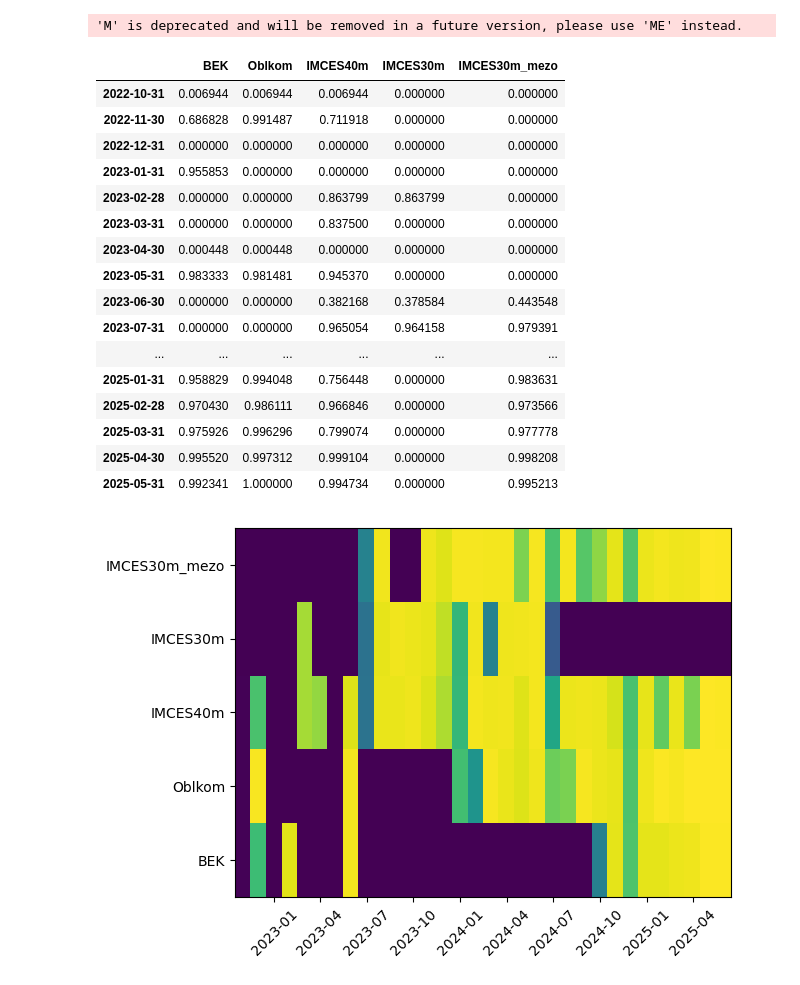
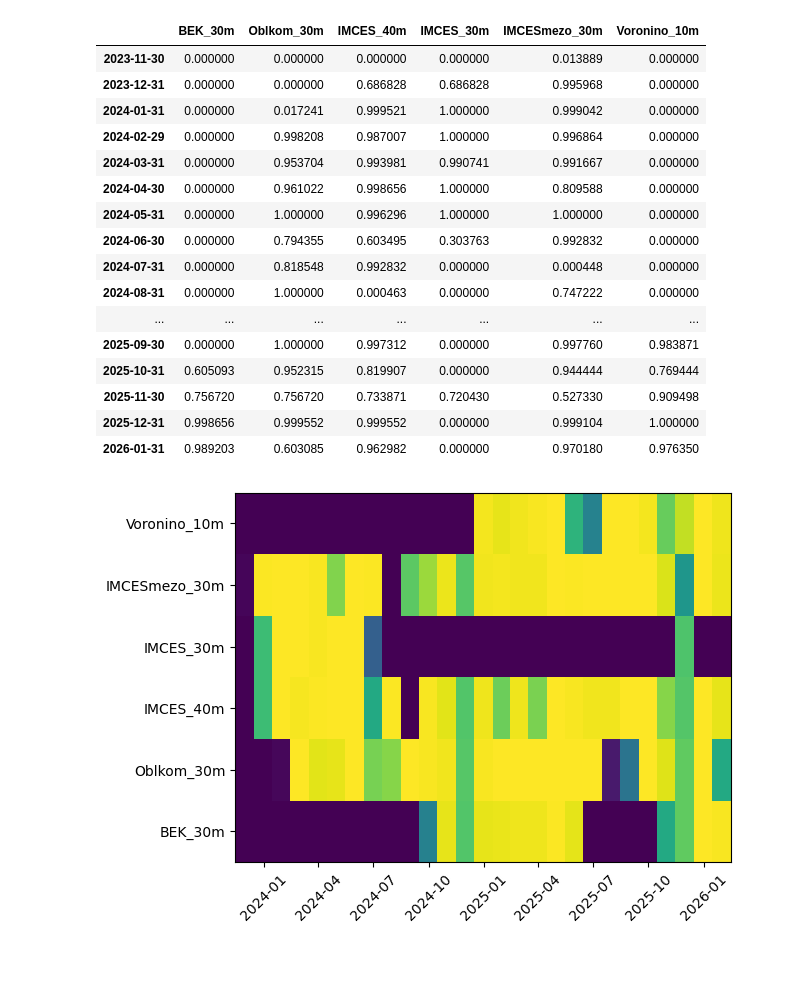
Before and after one commit to mvarentsov/pyUrbanFluxes, a Jupyter notebook: process_raw_data_Tomsk.ipynb, the cells around one changed output. Drawn from its saved outputs; the diff is of its cells as text; code cells hidden in the pictures.

Commit message:
multiple updates, sigmaU,V,W included into processed data

```diff
--- a/process_raw_data_Tomsk.ipynb
+++ b/process_raw_data_Tomsk.ipynb
@@ -19,24 +7,28 @@ from tqdm import tqdm
 # %%
+dataset_name = 'Tomsk_py'
+data_dir = "D:/!Work/IFA/!data/Urban_fluxes_NE/raw/" + dataset_name
+corr_str = ''
 
-data_dir = "D:/!Work/IFA/!data/Urban_fluxes_NE/raw/Tomsk"
 
-sites = ['BEK', 'Oblkom', 'IMCES40m', 'IMCES30m', 'IMCES30m_mezo']
-
-corr_str = 'rot3'
+sites = ['BEK_30m', 'Oblkom_30m', 'IMCES_40m', 'IMCES_30m', 'IMCESmezo_30m', 'Voronino_10m']
 
 df4sites = {}
 
 for site in sites:
     display(site)
     df4site = pd.DataFrame()
-    for file in tqdm (glob.glob(data_dir + '/' + site + '/20*' + corr_str + '/' + 'moment*.csv')):
+    for file in tqdm (glob.glob(data_dir + '/' + site + '/' + 'moment*.csv')):
+    #for file in tqdm (glob.glob(data_dir + '/' + site + '/20*' + corr_str + '/' + 'moment*.csv')):
     #for file in tqdm (glob.glob(data_dir + '/' + site + '/20*/' + 'moment*.csv')):
 
-        cur_df = pd.read_csv (file, sep = ';', parse_dates=['data'], dayfirst=True).set_index('data')
+        cur_df = pd.read_csv (file, sep = ';') #;, parse_dates=['data'], index_col=['data'])
+        cur_df ['data'] = pd.to_datetime(cur_df['data'].apply(lambda s: s.split('+')[0]))
+        cur_df.set_index('data', inplace=True)
+
         cur_df = cur_df.apply(pd.to_numeric, errors='coerce')
 
-        if site == 'IMCES40m':
-            idx = np.where(cur_df.index >= pd.Timestamp(2025,6,17,23,0,0))[0]
+        if site == 'IMCES_40m' and 'new_rot3' in dataset_name:
+            idx = np.where(cur_df.index >= pd.Timestamp(2025,6,17,23,0, 0, tz=0))[0]
             new_index = cur_df.index.values
             new_index[idx] -= pd.Timedelta(hours=9)
 
@@ -48,11 +40,19 @@ for site in sites:
 
             cur_df.index = new_index
 
+        if site == 'IMCES_40m' and 'Tomsk_py' in dataset_name:
+            idx = np.where((cur_df.index >= pd.Timestamp(2025,6,17,23,0,0)) & (cur_df.index <= pd.Timestamp(2025,7,14,5,0,0)))[0]
+            new_index = cur_df.index.values
+            new_index[idx] -= pd.Timedelta(hours=9)
+
+            cur_df.index = new_index
+
+
 
         modal_year = pd.Series(cur_df.index.year).mode()[0]
         if str(modal_year) not in os.path.basename(file):
         #if (pd.Timestamp(2024,2,1) in cur_df.index):
-            print(file, modal_year)
+             print(file, modal_year)
 
         if 'uz' not in cur_df.columns:
             cur_df['uz'] = np.sqrt (cur_df['uw']**2 + cur_df['vw']**2)
@@ -64,8 +64,8 @@ for site in sites:
         continue
 
     #df4site['V_old'] = df4site['V']
-    df4site['V_raw'] = np.sqrt(df4site['Vs']**2 + df4site['Ve']**2)
-    df4site['V'] = np.sqrt(df4site['u']**2 + df4site['v']**2)
+    #df4site['V_raw'] = np.sqrt(df4site['Vs']**2 + df4site['Ve']**2)
+    #df4site['V'] = np.sqrt(df4site['u']**2 + df4site['v']**2)
 
     #df4site['rho'] = df4site['tau'] / (df4site['uz'] ** 2)
     #df4site['Cd'] = (df4site['uz'] / df4site['V']) **2
@@ -77,6 +77,7 @@ for site in sites:
     #df4site = df4site.rename(columns={c: site + '_' + c for c in df4site.columns})
     #df = df.merge(df4site, how = 'outer', right_index = True, left_index = True)
 
+    df4site.index = df4site.index.tz_localize(None)
     time_arr = pd.date_range(pd.Timestamp(df4site.index.date[0]), pd.Timestamp(df4site.index.date[-1]), freq = '20min')
     df4site = df4site.resample('20min').last()
     df4site = df4site.reindex(time_arr)
@@ -91,41 +98,40 @@ for site in sites:
 # %%
 df_is_ok = pd.DataFrame()
 
 for i, site in enumerate (df4sites.keys()):
     df4site = df4sites[site]
 
     is_ok4site = pd.DataFrame(~np.isnan(df4site['H'])).rename(columns = {'H': site})
     df_is_ok = df_is_ok.merge(is_ok4site, how = 'outer', right_index = True, left_index = True)
 
 data = df_is_ok.astype(float).fillna(0).resample('M', label='left').mean()
 
 display(data)
 
 plt.pcolormesh(data.index, data.columns, data.T.to_numpy())
 _ = plt.xticks(rotation=45)
 
-export_dir = "D:/!Work/IFA/!data/Urban_fluxes_NE/processed/Tomsk_new_" + corr_str
+export_dir = "D:/!Work/IFA/!data/Urban_fluxes_NE/processed/Tomsk_new_py" + corr_str
 os.makedirs(export_dir, exist_ok=True)
 
-plt.savefig(export_dir + "/data_availibility.png", dpi = 300)
+plt.savefig(export_dir + "/data_availibility_upd.png", dpi = 300)
 # %% [output]
-'M' is deprecated and will be removed in a future version, please use 'ME' instead.
-|  | BEK | Oblkom | IMCES40m | IMCES30m | IMCES30m_mezo |
-| 2022-10-31 | 0.006944 | 0.006944 | 0.006944 | 0.000000 | 0.000000 |
-| 2022-11-30 | 0.686828 | 0.991487 | 0.711918 | 0.000000 | 0.000000 |
-| 2022-12-31 | 0.000000 | 0.000000 | 0.000000 | 0.000000 | 0.000000 |
-| 2023-01-31 | 0.955853 | 0.000000 | 0.000000 | 0.000000 | 0.000000 |
-| 2023-02-28 | 0.000000 | 0.000000 | 0.863799 | 0.863799 | 0.000000 |
-| 2023-03-31 | 0.000000 | 0.000000 | 0.837500 | 0.000000 | 0.000000 |
-| 2023-04-30 | 0.000448 | 0.000448 | 0.000000 | 0.000000 | 0.000000 |
-| 2023-05-31 | 0.983333 | 0.981481 | 0.945370 | 0.000000 | 0.000000 |
-| 2023-06-30 | 0.000000 | 0.000000 | 0.382168 | 0.378584 | 0.443548 |
-| 2023-07-31 | 0.000000 | 0.000000 | 0.965054 | 0.964158 | 0.979391 |
-| ... | ... | ... | ... | ... | ... |
-| 2025-01-31 | 0.958829 | 0.994048 | 0.756448 | 0.000000 | 0.983631 |
-| 2025-02-28 | 0.970430 | 0.986111 | 0.966846 | 0.000000 | 0.973566 |
-| 2025-03-31 | 0.975926 | 0.996296 | 0.799074 | 0.000000 | 0.977778 |
-| 2025-04-30 | 0.995520 | 0.997312 | 0.999104 | 0.000000 | 0.998208 |
-| 2025-05-31 | 0.992341 | 1.000000 | 0.994734 | 0.000000 | 0.995213 |
+|  | BEK_30m | Oblkom_30m | IMCES_40m | IMCES_30m | IMCESmezo_30m | Voronino_10m |
+| 2023-11-30 | 0.000000 | 0.000000 | 0.000000 | 0.000000 | 0.013889 | 0.000000 |
+| 2023-12-31 | 0.000000 | 0.000000 | 0.686828 | 0.686828 | 0.995968 | 0.000000 |
+| 2024-01-31 | 0.000000 | 0.017241 | 0.999521 | 1.000000 | 0.999042 | 0.000000 |
+| 2024-02-29 | 0.000000 | 0.998208 | 0.987007 | 1.000000 | 0.996864 | 0.000000 |
+| 2024-03-31 | 0.000000 | 0.953704 | 0.993981 | 0.990741 | 0.991667 | 0.000000 |
+| 2024-04-30 | 0.000000 | 0.961022 | 0.998656 | 1.000000 | 0.809588 | 0.000000 |
+| 2024-05-31 | 0.000000 | 1.000000 | 0.996296 | 1.000000 | 1.000000 | 0.000000 |
+| 2024-06-30 | 0.000000 | 0.794355 | 0.603495 | 0.303763 | 0.992832 | 0.000000 |
+| 2024-07-31 | 0.000000 | 0.818548 | 0.992832 | 0.000000 | 0.000448 | 0.000000 |
+| 2024-08-31 | 0.000000 | 1.000000 | 0.000463 | 0.000000 | 0.747222 | 0.000000 |
+| ... | ... | ... | ... | ... | ... | ... |
+| 2025-09-30 | 0.000000 | 1.000000 | 0.997312 | 0.000000 | 0.997760 | 0.983871 |
+| 2025-10-31 | 0.605093 | 0.952315 | 0.819907 | 0.000000 | 0.944444 | 0.769444 |
+| 2025-11-30 | 0.756720 | 0.756720 | 0.733871 | 0.720430 | 0.527330 | 0.909498 |
+| 2025-12-31 | 0.998656 | 0.999552 | 0.999552 | 0.000000 | 0.999104 | 1.000000 |
+| 2026-01-31 | 0.989203 | 0.603085 | 0.962982 | 0.000000 | 0.970180 | 0.976350 |
-[figure, old version]
+[figure, new version]
 # %%
```
Also changed, not shown: parts of 7 cells of this notebook, 14 other files.
